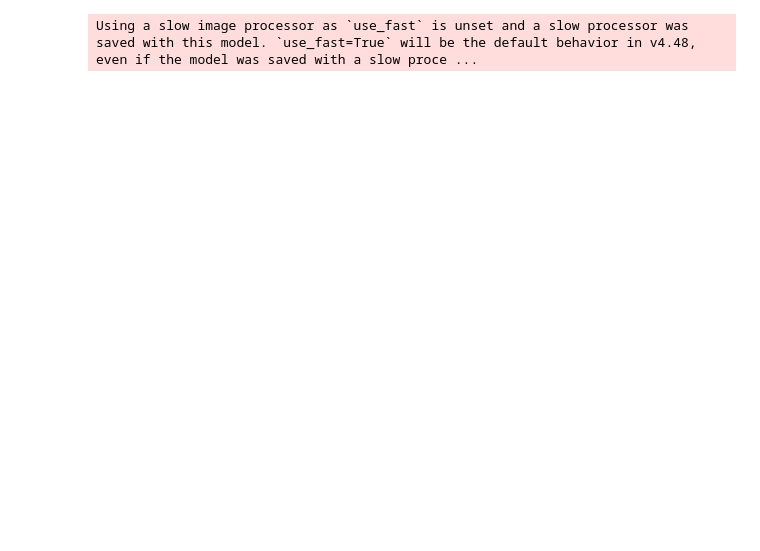
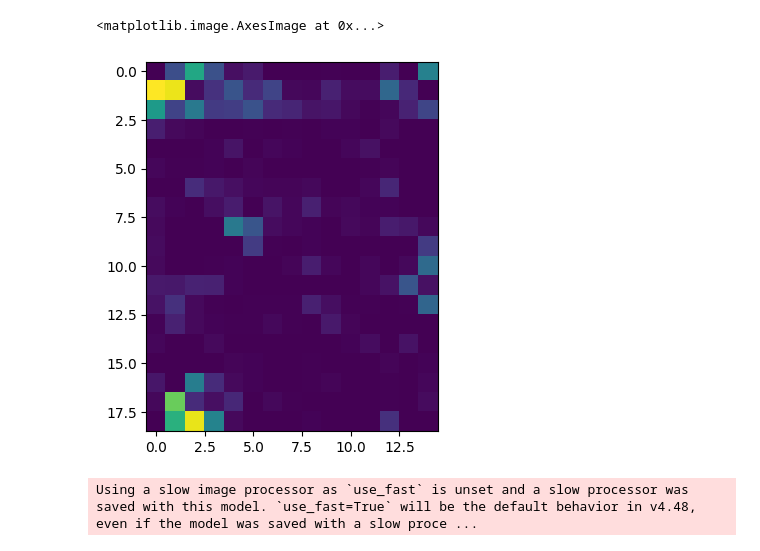
Before and after one commit to justairr/MLLM-Attention, a Jupyter notebook: conattn_infer/test_qwen.ipynb, the cells around one changed output. Cells and saved outputs as stored; diff of their text form; code cells hidden in the pictures; blank space fills up the shorter version.

```diff
--- a/conattn_infer/test_qwen.ipynb
+++ b/conattn_infer/test_qwen.ipynb
@@ -39,3 +47,10 @@ crop_image
+# %%
+import matplotlib.pyplot as plt
+
+plt.imshow(attn[0])
+# %% [output]
+<matplotlib.image.AxesImage at 0x...>
+[figure, added]
 # %%
 import torch
 import torch.nn.functional as F
```
Also changed, not shown: parts of 12 cells of this notebook, 3 other files.
